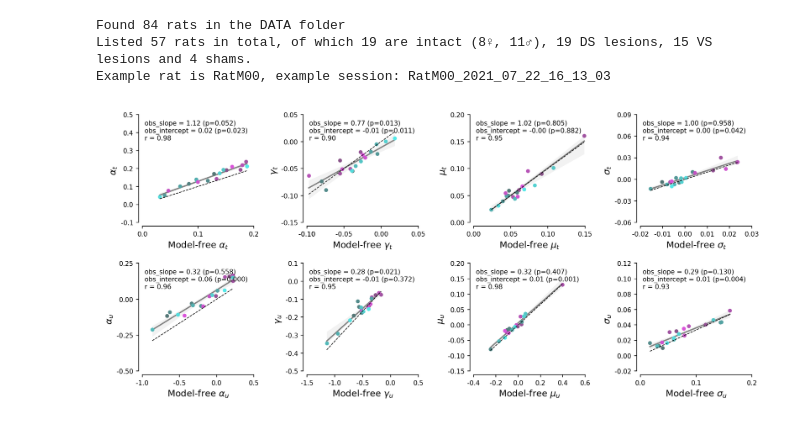
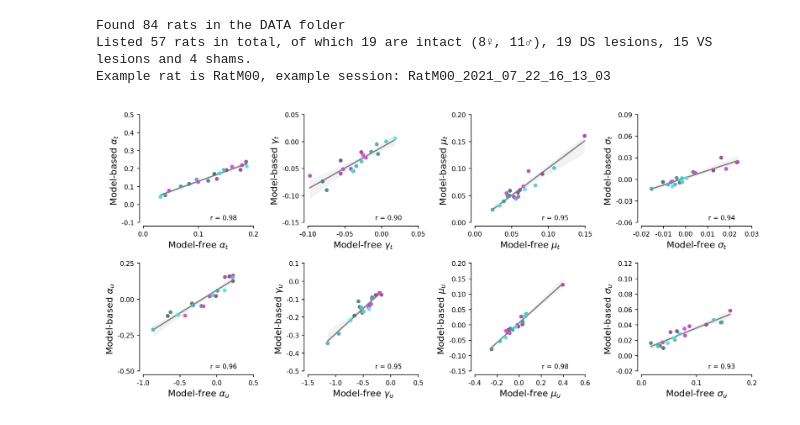
Before and after one commit to HeathenToaster/RunningFastAndSlow, a Jupyter notebook: Figure_Smodelfree.ipynb, the cells around one changed output. Cells and saved outputs as stored; diff of their text form; code cells hidden in the pictures.

Commit message:
correlation matrix only 120 draft format modelfree analysis

```diff
--- a/Figure_Smodelfree.ipynb
+++ b/Figure_Smodelfree.ipynb
@@ -37,12 +37,11 @@ def compare_MB_MF(x, y, ax=None,
                   n_perm=10000):
     if ax is None:
         fig, ax = plt.subplots(figsize=(cm2inch(5), cm2inch(5)))
-    # fit with cruve fit
+
+    # fit with curve fit
     f = lambda x, a, b: a*x + b
     params, cov = curve_fit(f, x, y, p0=[1, 0])
     a, b = params
-    a_se = np.sqrt(cov[0,0]) # s
-    b_se = np.sqrt(cov[1,1]) # i
 
     # ci fitted line
     xi = np.linspace(min(x), max(x), 200)
@@ -60,33 +59,11 @@ def compare_MB_MF(x, y, ax=None,
     upper = np.percentile(np.array([p[0]*xi + p[1] for p in ps]), 97.5, axis=0)
     ax.fill_between(xi, lower, upper, color="gray", alpha=.1, zorder=0, lw=0)
 
-    # shuffle to get p-value
-    observed_slope = a
-    shuffled_slopes = []
-    for _ in range(n_perm):
-        y_perm = np.random.permutation(y)
-        _p, _ = curve_fit(f, x, y_perm, p0=[1,0])
-        shuffled_slopes.append(_p[0])
-    shuffled_slopes = np.array(shuffled_slopes)
-    p_perm = (np.abs(shuffled_slopes) >= np.abs(observed_slope)).mean()
-
-    # Wald test obs slope == slope_h0
-    z = (a - slope_h0) / a_se
-    p_slope = 2 * (1 - stats.norm.cdf(abs(z)))
-
-    # Wald test obs intercept == 0
-    z0 = b / b_se
-    p_int = 2 * (1 - stats.norm.cdf(abs(z0)))
-
-
-    ax.annotate(f"obs_slope = {a:.2f} (p={p_slope:.3f})\n"
-                f"obs_intercept = {b:.2f} (p={p_int:.3f})\n"
-                # f"perm p={p_perm:.3f}\n"
-                f"r = {np.corrcoef(x, y)[0,1]:.2f}",
-                xy=(0.05, 0.95), xycoords='axes fraction',
+    r = np.corrcoef(x, y)[0, 1]
+    ax.annotate(f"r = {r:.2f}", xy=(0.6, 0.1), xycoords='axes fraction',
                 ha="left", va="top", fontsize=5)
 
-    ax.plot(xi, slope_h0*xi, color="black", ls='--', lw=0.5)
+    # ax.plot(xi, slope_h0*xi, color="black", ls='--', lw=0.5)
 
 
 def compare_model_free(params, varname, root=root, animal_list=intact_rats, session_list=dist120, cond='120', ax=None):
@@ -149,32 +126,38 @@ def compare_model_free(params, varname, root=root, animal_list=intact_rats, sess
             var_to_plot = model_free_mu_t if 'mu' in varname else model_free_sigma_t
             slope_h0 = 1
 
         ax.scatter(var_to_plot, params[varname]['var'][animal][cond], color=rat_markers[animal][0], s=4)
 
         model_free_values[animal] = var_to_plot
 
     y = [params[varname]['var'][animal]['120'] for animal in animal_list]
     x = [model_free_values[animal] for animal in animal_list]
     compare_MB_MF(np.array(x), np.array(y), ax, slope_h0=slope_h0)
 
-    ax.set_ylabel(params[varname]['label'])
+    ax.set_ylabel("Model-based " + params[varname]['label'])
     ax.set_xlabel("Model-free " + params[varname]['label'])
     ax.set_yticks(params[varname]['ticks'])
     ax.set_ylim(params[varname]['ticks'][0], params[varname]['ticks'][-1])
     ax.set_xticks(params[varname]['mf_ticks'])
     ax.set_xlim(params[varname]['mf_ticks'][0], params[varname]['mf_ticks'][-1])
     space_axes(ax)
 
 
 fig, axs = plt.subplots(2, 4, figsize=(cm2inch(18), cm2inch(8)))
 compare_model_free(params, 'alpha_t', ax=axs[0, 0])
 compare_model_free(params, 'gamma_t', ax=axs[0, 1])
 compare_model_free(params, 'mu_t', ax=axs[0, 2])
 compare_model_free(params, 'sigma_t', ax=axs[0, 3])
 
 compare_model_free(params, 'alpha_u', ax=axs[1, 0])
 compare_model_free(params, 'gamma_u', ax=axs[1, 1])
 compare_model_free(params, 'mu_u', ax=axs[1, 2])
 compare_model_free(params, 'sigma_u', ax=axs[1, 3])
+
+
+plt.savefig("./Figures_paper/Figure_SMFMB.pdf", facecolor='w',
+        edgecolor='none', bbox_inches='tight', format="pdf", dpi=600)
+plt.savefig("./Figures_paper/Figure_SMFMB.svg", facecolor='w',
+        edgecolor='none', bbox_inches='tight', format="svg", dpi=600)
 # %% [output]
-[figure, old version]
+[figure, new version]
```
Also changed, not shown: 1 other file.
